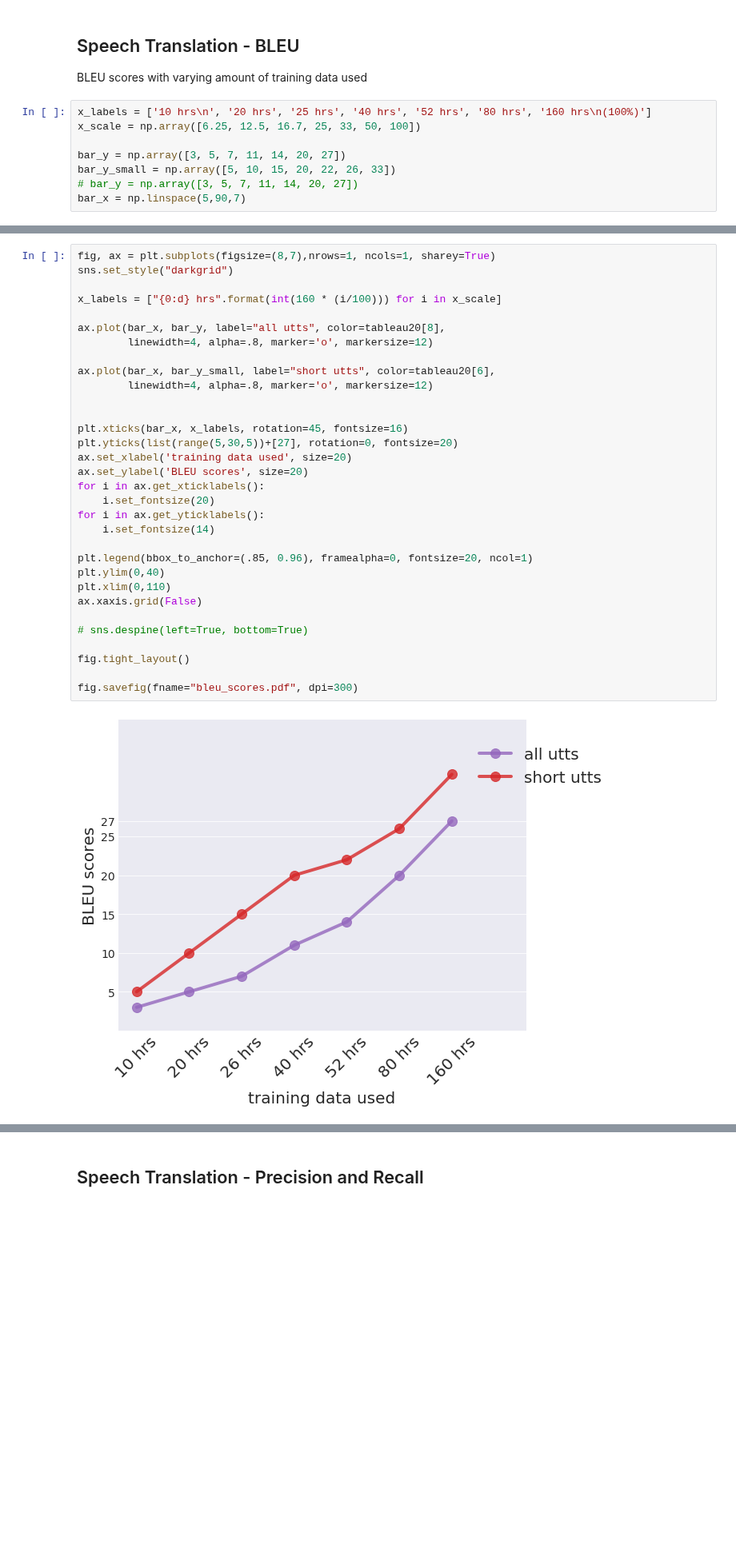
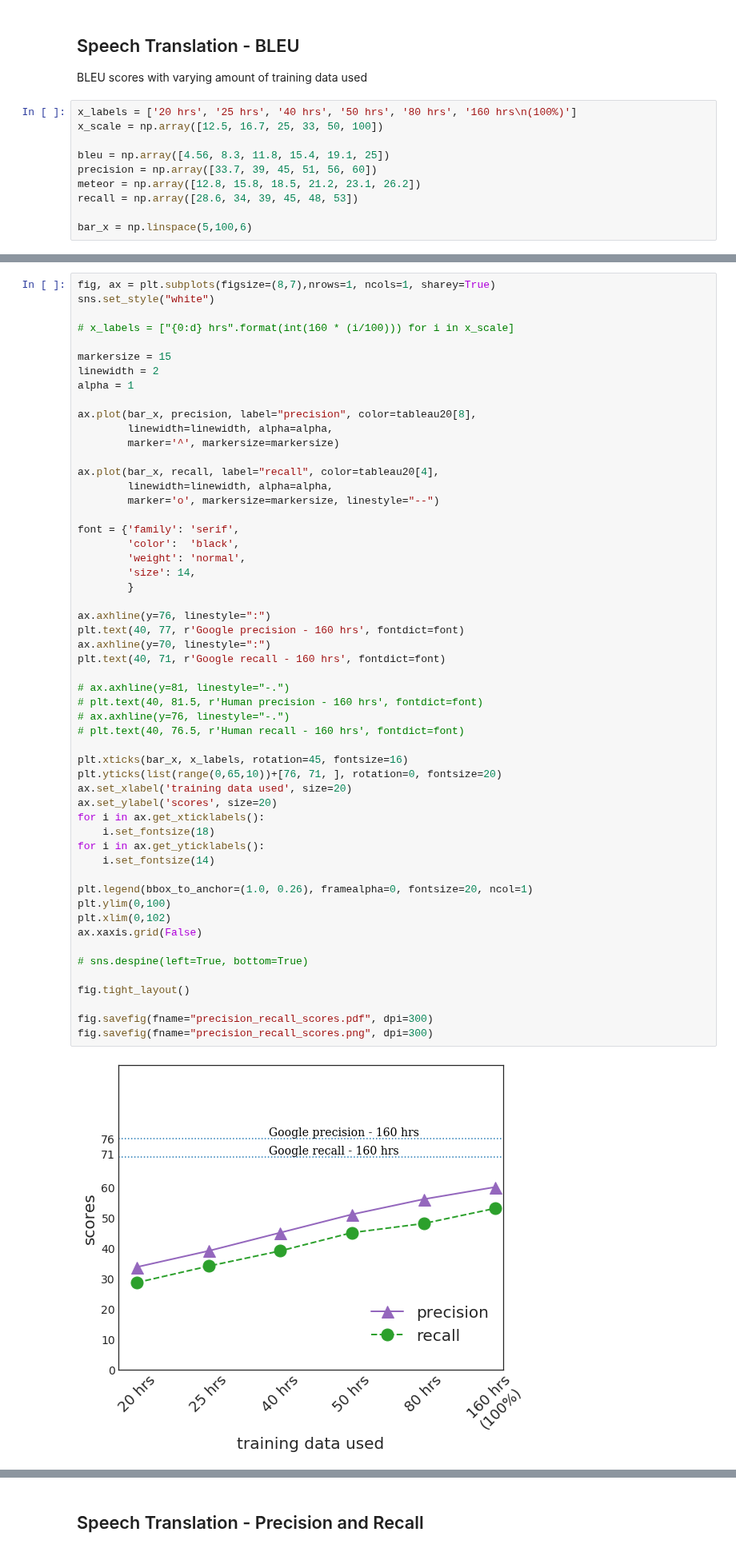
Before and after one commit to 0xSameer/speech2text, a Jupyter notebook: results.ipynb, the cells around one changed output, grey strips where cells are left out. Shown at 80% size. Cells and saved outputs as stored; diff of their text form; blank space fills up the shorter version.

```diff
--- a/results.ipynb
+++ b/results.ipynb
@@ -35,10 +35,12 @@ for i in range(len(tableau20)):
 
 BLEU scores with varying amount of training data used
 # %%
-x_labels = ['10 hrs\n', '20 hrs', '25 hrs', '40 hrs', '52 hrs', '80 hrs', '160 hrs\n(100%)']
-x_scale = np.array([6.25, 12.5, 16.7, 25, 33, 50, 100])
+x_labels = ['20 hrs', '25 hrs', '40 hrs', '50 hrs', '80 hrs', '160 hrs\n(100%)']
+x_scale = np.array([12.5, 16.7, 25, 33, 50, 100])
 
-bar_y = np.array([3, 5, 7, 11, 14, 20, 27])
-bar_y_small = np.array([5, 10, 15, 20, 22, 26, 33])
-# bar_y = np.array([3, 5, 7, 11, 14, 20, 27])
-bar_x = np.linspace(5,90,7)
+bleu = np.array([4.56, 8.3, 11.8, 15.4, 19.1, 25])
+precision = np.array([33.7, 39, 45, 51, 56, 60])
+meteor = np.array([12.8, 15.8, 18.5, 21.2, 23.1, 26.2])
+recall = np.array([28.6, 34, 39, 45, 48, 53])
+
+bar_x = np.linspace(5,100,6)
@@ -45,34 +103,56 @@ bar_x = np.linspace(5,90,7)
 # %%
 fig, ax = plt.subplots(figsize=(8,7),nrows=1, ncols=1, sharey=True)
-sns.set_style("darkgrid")
+sns.set_style("white")
 
-x_labels = ["{0:d} hrs".format(int(160 * (i/100))) for i in x_scale]
+# x_labels = ["{0:d} hrs".format(int(160 * (i/100))) for i in x_scale]
 
-ax.plot(bar_x, bar_y, label="all utts", color=tableau20[8],
-        linewidth=4, alpha=.8, marker='o', markersize=12)
+markersize = 15
+linewidth = 2
+alpha = 1
 
-ax.plot(bar_x, bar_y_small, label="short utts", color=tableau20[6],
-        linewidth=4, alpha=.8, marker='o', markersize=12)
+ax.plot(bar_x, precision, label="precision", color=tableau20[8],
+        linewidth=linewidth, alpha=alpha,
+        marker='^', markersize=markersize)
 
+ax.plot(bar_x, recall, label="recall", color=tableau20[4],
+        linewidth=linewidth, alpha=alpha,
+        marker='o', markersize=markersize, linestyle="--")
+
+font = {'family': 'serif',
+        'color':  'black',
+        'weight': 'normal',
+        'size': 14,
+        }
+
+ax.axhline(y=76, linestyle=":")
+plt.text(40, 77, r'Google precision - 160 hrs', fontdict=font)
+ax.axhline(y=70, linestyle=":")
+plt.text(40, 71, r'Google recall - 160 hrs', fontdict=font)
+
+# ax.axhline(y=81, linestyle="-.")
+# plt.text(40, 81.5, r'Human precision - 160 hrs', fontdict=font)
+# ax.axhline(y=76, linestyle="-.")
+# plt.text(40, 76.5, r'Human recall - 160 hrs', fontdict=font)
 
 plt.xticks(bar_x, x_labels, rotation=45, fontsize=16)
-plt.yticks(list(range(5,30,5))+[27], rotation=0, fontsize=20)
+plt.yticks(list(range(0,65,10))+[76, 71, ], rotation=0, fontsize=20)
 ax.set_xlabel('training data used', size=20)
-ax.set_ylabel('BLEU scores', size=20)
+ax.set_ylabel('scores', size=20)
 for i in ax.get_xticklabels():
-    i.set_fontsize(20)
+    i.set_fontsize(18)
 for i in ax.get_yticklabels():
     i.set_fontsize(14)
 
-plt.legend(bbox_to_anchor=(.85, 0.96), framealpha=0, fontsize=20, ncol=1)
-plt.ylim(0,40)
-plt.xlim(0,110)
+plt.legend(bbox_to_anchor=(1.0, 0.26), framealpha=0, fontsize=20, ncol=1)
+plt.ylim(0,100)
+plt.xlim(0,102)
 ax.xaxis.grid(False)
 
 # sns.despine(left=True, bottom=True)
 
 fig.tight_layout()
 
-fig.savefig(fname="bleu_scores.pdf", dpi=300)
+fig.savefig(fname="precision_recall_scores.pdf", dpi=300)
+fig.savefig(fname="precision_recall_scores.png", dpi=300)
 # %% [output]
-[figure, old version]
+[figure, new version]
```
Also changed, not shown: parts of 16 cells of this notebook, 7 other files.
